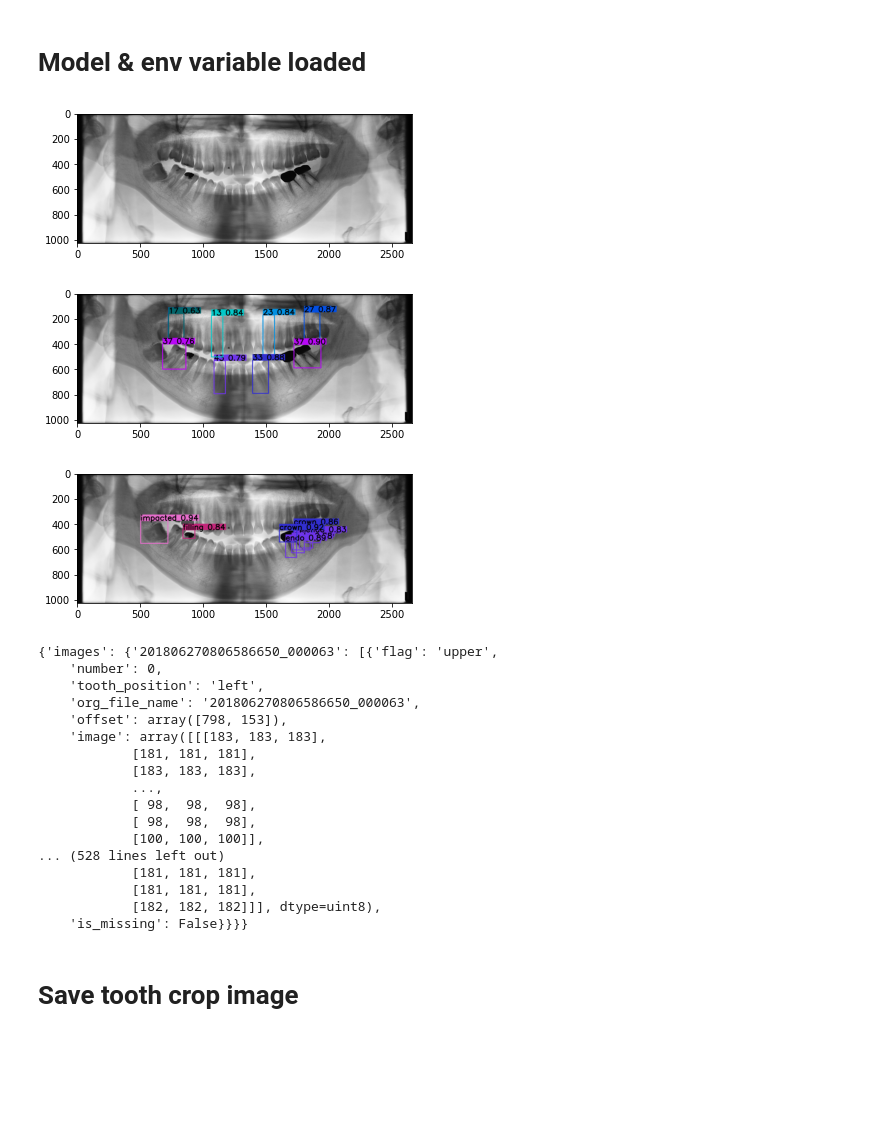
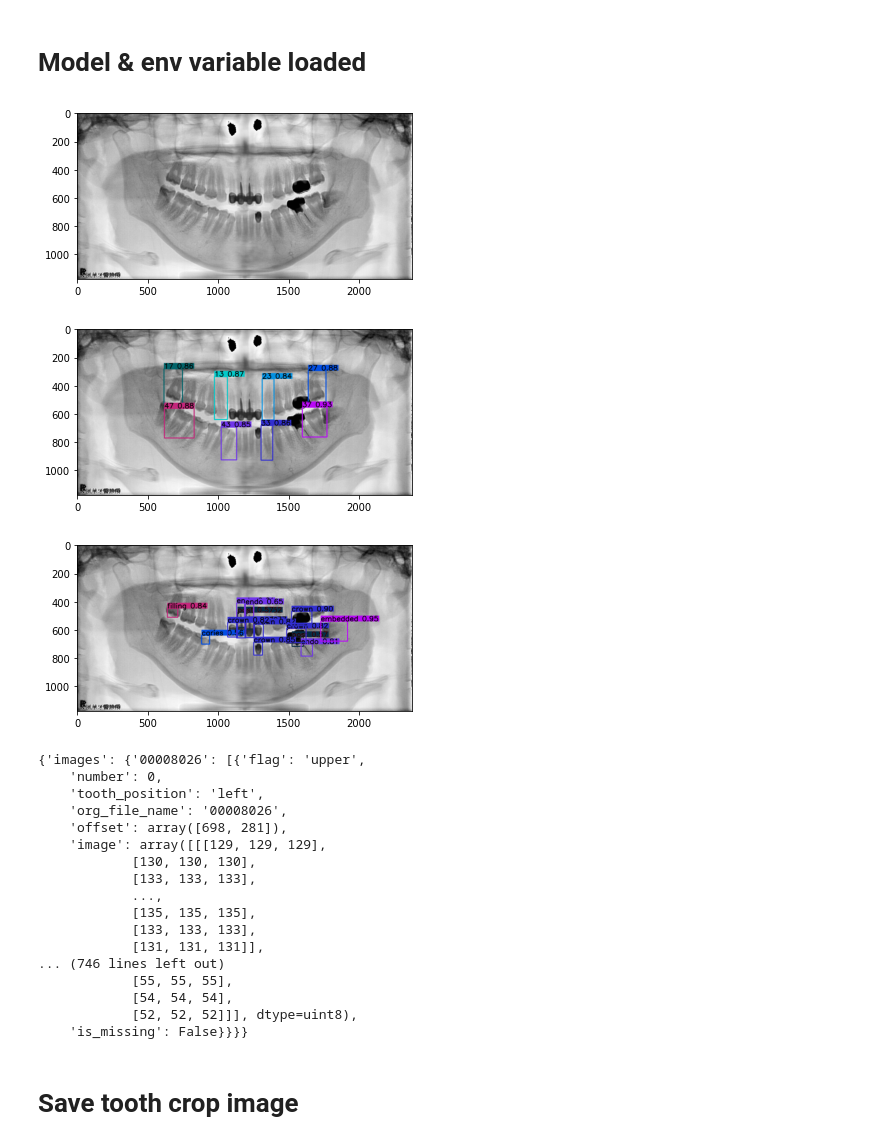
Before and after one commit to alan8365/dentist-CV, a Jupyter notebook: demo.ipynb, the cells around one changed output. Drawn from its saved outputs; the diff is of its cells as text; code cells hidden in the pictures; blank space fills up the shorter version.

```diff
--- a/demo.ipynb
+++ b/demo.ipynb
@@ -35,18 +33,18 @@ anomaly_detect_model = torch.hub.load(r'.\YOLO', 'custom', path=r'.\YOLO\weights
 # data_dir = '.' / Path(os.getenv('DATASET_DIR'))
 data_dir = Path('..') / 'Datasets' / 'phase-2'
 # %%
-image_names = list(data_dir.glob('201806270806586650_000063.jpg'))
+image_names = list(data_dir.glob('00008026.jpg'))
 
 image_names = image_names[:20]
 image_name = image_names[0]
 filename = image_name.stem
 
 im = cv2.imread(image_name)
 # Only plt imshow need inverse process
 plt.imshow(1 - im)
 plt.show()
 # %% [output]
-[figure, old version]
+[figure, new version]
 # %%
 results = tooth_detect_model(image_names)
 rendered_results = results.render()
@@ -54,7 +52,7 @@ rendered_results = results.render()
 plt.imshow(1 - rendered_results[0])
 plt.show()
 # %% [output]
-[figure, old version]
+[figure, new version]
 # %%
 anomaly_results = anomaly_detect_model(image_names)
 rendered_anomaly_results = anomaly_results.render()
@@ -62,7 +60,7 @@ rendered_anomaly_results = anomaly_results.render()
 plt.imshow(1 - rendered_anomaly_results[0])
 plt.show()
 # %% [output]
-[figure, old version]
+[figure, new version]
 # %%
 results = tooth_detect_model(image_names)
 teeth_region = get_all_teeth(results)
@@ -71,22 +69,22 @@ teeth_roi = get_teeth_ROI(results)
 teeth_region
 teeth_roi
 # %% [output]
-{'images': {'201806270806586650_000063': [{'flag': 'upper',
+{'images': {'00008026': [{'flag': 'upper',
     'number': 0,
     'tooth_position': 'left',
-    'org_file_name': '201806270806586650_000063',
-    'offset': array([798, 153]),
-    'image': array([[[183, 183, 183],
-            [181, 181, 181],
-            [183, 183, 183],
+    'org_file_name': '00008026',
+    'offset': array([698, 281]),
+    'image': array([[[129, 129, 129],
+            [130, 130, 130],
+            [133, 133, 133],
             ...,
-            [ 98,  98,  98],
-            [ 98,  98,  98],
-            [100, 100, 100]],
-... (528 lines left out)
-            [181, 181, 181],
-            [181, 181, 181],
-            [182, 182, 182]]], dtype=uint8),
+            [135, 135, 135],
+            [133, 133, 133],
+            [131, 131, 131]],
+... (746 lines left out)
+            [55, 55, 55],
+            [54, 54, 54],
+            [52, 52, 52]]], dtype=uint8),
     'is_missing': False}}}}
 # %% [markdown]
 # Save tooth crop image
```
Also changed, not shown: parts of 4 cells of this notebook, 9 other files.
